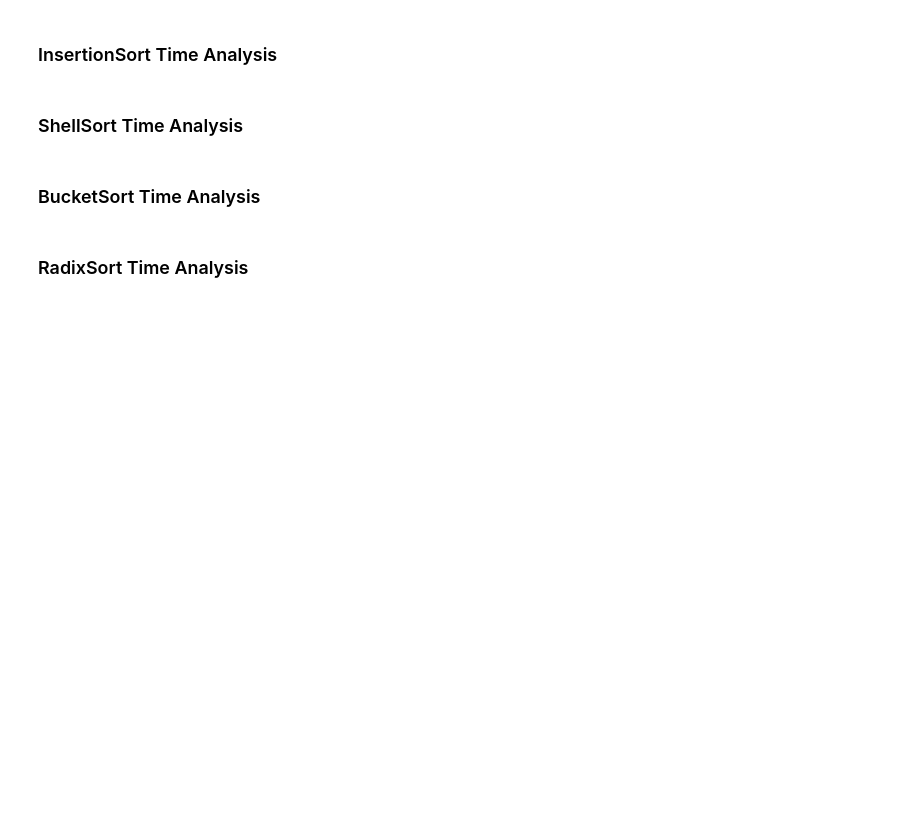
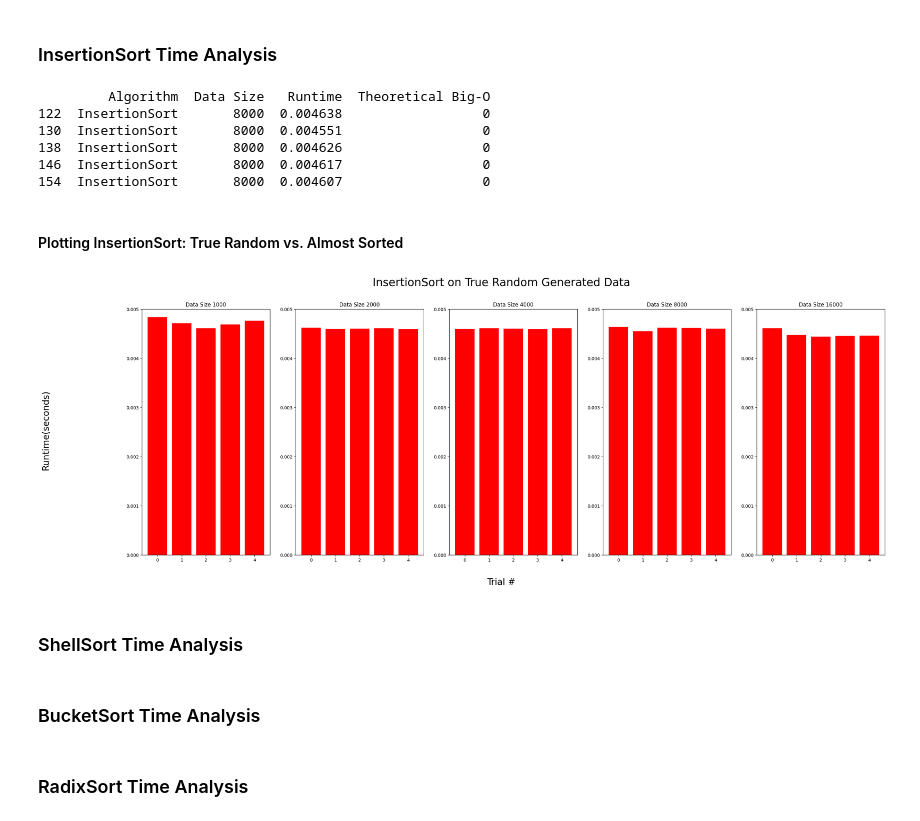
Before and after one commit to pjamespz/SCHOOL-intro-sorts, a Jupyter notebook: report.ipynb, the cells around one changed output. Drawn from its saved outputs; the diff is of its cells as text; code cells hidden in the pictures; blank space fills up the shorter version.

```diff
--- a/report.ipynb
+++ b/report.ipynb
@@ -44,16 +108,56 @@ quick_as_16000 = as_df[(as_df['Algorithm'] == 'QuickSort') & (as_df['Data Size']
 ### InsertionSort Time Analysis
 # %%
 insertion_tr_1000 = tr_df[(tr_df['Algorithm'] == 'InsertionSort') & (tr_df['Data Size'] == 1000)]
-inseriont_tr_2000 = tr_df[(tr_df['Algorithm'] == 'InsertionSort') & (tr_df['Data Size'] == 2000)]
+insertion_tr_2000 = tr_df[(tr_df['Algorithm'] == 'InsertionSort') & (tr_df['Data Size'] == 2000)]
 insertion_tr_4000 = tr_df[(tr_df['Algorithm'] == 'InsertionSort') & (tr_df['Data Size'] == 4000)]
 insertion_tr_8000 = tr_df[(tr_df['Algorithm'] == 'InsertionSort') & (tr_df['Data Size'] == 8000)]
 insertion_tr_16000 = tr_df[(tr_df['Algorithm'] == 'InsertionSort') & (tr_df['Data Size'] == 16000)]
 
-insertion_as_1000 = as_df[(as_df['Algorithm'] == 'InsertionSort') & (as_df['Data Size'] == 1000)]
-insertion_as_2000 = as_df[(as_df['Algorithm'] == 'InsertionSort') & (as_df['Data Size'] == 2000)]
-insertion_as_4000 = as_df[(as_df['Algorithm'] == 'InsertionSort') & (as_df['Data Size'] == 4000)]
-insertion_as_8000 = as_df[(as_df['Algorithm'] == 'InsertionSort') & (as_df['Data Size'] == 8000)]
-insertion_as_16000 = as_df[(as_df['Algorithm'] == 'InsertionSort') & (as_df['Data Size'] == 16000)]
+#insertion_as_1000 = as_df[(as_df['Algorithm'] == 'InsertionSort') & (as_df['Data Size'] == 1000)]
+#insertion_as_2000 = as_df[(as_df['Algorithm'] == 'InsertionSort') & (as_df['Data Size'] == 2000)]
+#insertion_as_4000 = as_df[(as_df['Algorithm'] == 'InsertionSort') & (as_df['Data Size'] == 4000)]
+#insertion_as_8000 = as_df[(as_df['Algorithm'] == 'InsertionSort') & (as_df['Data Size'] == 8000)]
+#insertion_as_16000 = as_df[(as_df['Algorithm'] == 'InsertionSort') & (as_df['Data Size'] == 16000)]
+# %% [output]
+         Algorithm  Data Size   Runtime  Theoretical Big-O
+122  InsertionSort       8000  0.004638                  0
+130  InsertionSort       8000  0.004551                  0
+138  InsertionSort       8000  0.004626                  0
+146  InsertionSort       8000  0.004617                  0
+154  InsertionSort       8000  0.004607                  0
+# %% [markdown]
+#### Plotting InsertionSort: True Random vs. Almost Sorted
+# %%
+fig, axs = plt.subplots(1, 5, figsize=(30, 10))
+
+axs[0].bar(range(len(insertion_tr_1000)), insertion_tr_1000['Runtime'], color="red")
+axs[0].set_title('Data Size 1000')
+axs[0].set_ylim(0, 0.005)
+
+axs[1].bar(range(len(insertion_tr_2000)), insertion_tr_2000['Runtime'], color="red")
+axs[1].set_title('Data Size 2000')
+axs[1].set_ylim(0, 0.005)
+
+axs[2].bar(range(len(insertion_tr_4000)), insertion_tr_4000['Runtime'], color="red")
+axs[2].set_title('Data Size 4000')
+axs[2].set_ylim(0, 0.005)
+
+axs[3].bar(range(len(insertion_tr_8000)), insertion_tr_8000['Runtime'], color="red")
+axs[3].set_title('Data Size 8000')
+axs[3].set_ylim(0, 0.005)
+
+axs[4].bar(range(len(insertion_tr_16000)), insertion_tr_16000['Runtime'], color="red")
+axs[4].set_title('Data Size 16000')
+axs[4].set_ylim(0, 0.005)
+
+
+fig.supxlabel("Trial #", fontsize=20)
+fig.supylabel("Runtime(seconds)", fontsize=20)
+fig.suptitle("InsertionSort on True Random Generated Data", fontsize=25)
+
+plt.show()
+# %% [output]
+[figure, added]
 # %% [markdown]
 ### ShellSort Time Analysis
 # %%
```
Also changed, not shown: parts of 5 cells of this notebook, 1 other file.
